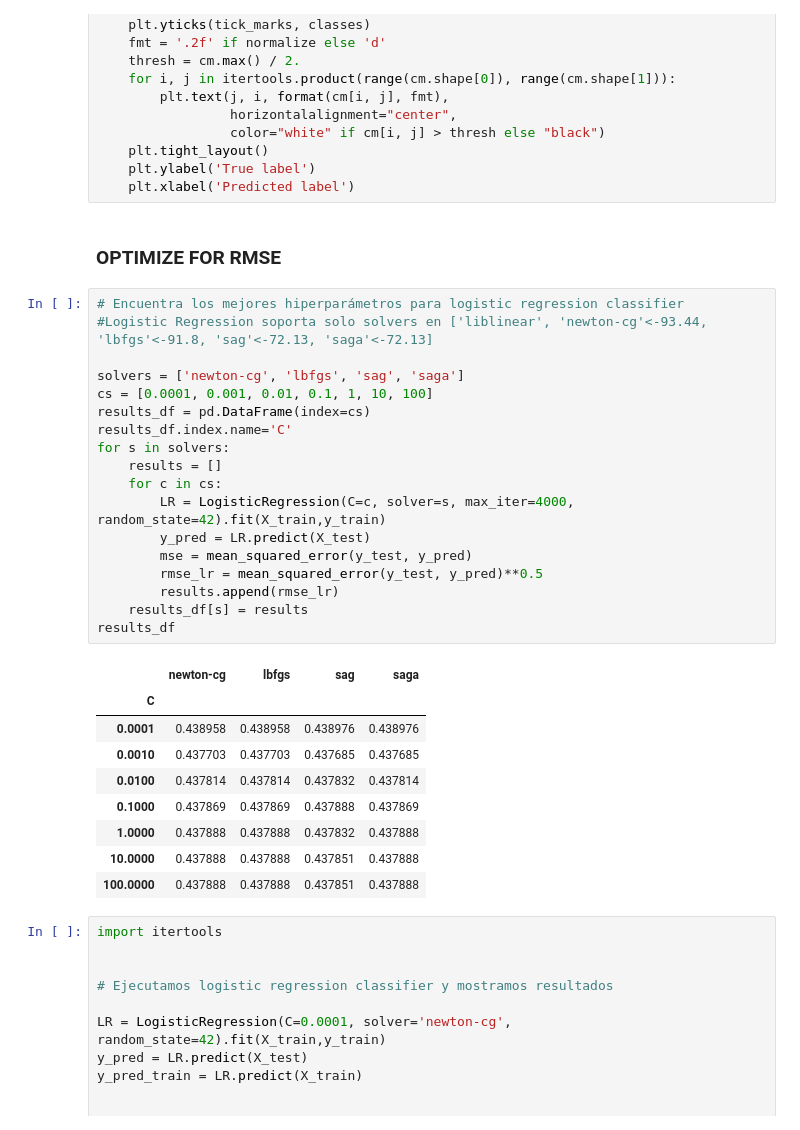
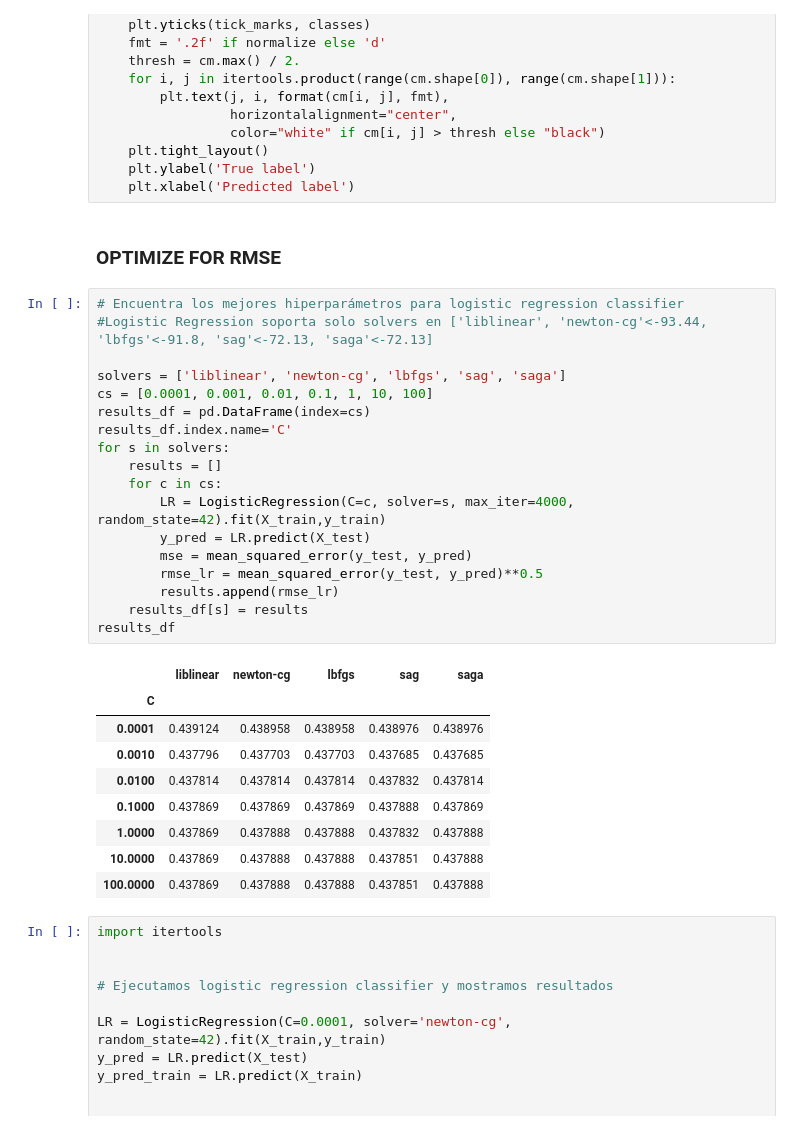
Before and after one commit to maria-luisa-gomez/covid-death-rate-prediction, a Jupyter notebook: notebooks/1 COVID Modelling_balanced_biclass.ipynb, the cells around one changed output. Saved outputs shown, nothing was run; the diff lists cells and outputs as text.

```diff
--- a/notebooks/1 COVID Modelling_balanced_biclass.ipynb
+++ b/notebooks/1 COVID Modelling_balanced_biclass.ipynb
@@ -147,36 +147,36 @@ def plot_confusion_matrix(cm, classes,
     plt.tight_layout()
     plt.ylabel('True label')
     plt.xlabel('Predicted label')
-# %% [markdown]
-### OPTIMIZE FOR RMSE
+# %% [markdown]
+### OPTIMIZE FOR RMSE
 # %%
 # Encuentra los mejores hiperparámetros para logistic regression classifier
 #Logistic Regression soporta solo solvers en ['liblinear', 'newton-cg'<-93.44, 'lbfgs'<-91.8, 'sag'<-72.13, 'saga'<-72.13]
 
-solvers = ['newton-cg', 'lbfgs', 'sag', 'saga']
+solvers = ['liblinear', 'newton-cg', 'lbfgs', 'sag', 'saga']
 cs = [0.0001, 0.001, 0.01, 0.1, 1, 10, 100]
 results_df = pd.DataFrame(index=cs)
 results_df.index.name='C'
 for s in solvers:
     results = []
     for c in cs:
         LR = LogisticRegression(C=c, solver=s, max_iter=4000, random_state=42).fit(X_train,y_train)
         y_pred = LR.predict(X_test)
         mse = mean_squared_error(y_test, y_pred)
         rmse_lr = mean_squared_error(y_test, y_pred)**0.5
         results.append(rmse_lr)
     results_df[s] = results
 results_df
 # %% [output]
-|  | newton-cg | lbfgs | sag | saga |
-| C |  |  |  |  |
-| 0.0001 | 0.438958 | 0.438958 | 0.438976 | 0.438976 |
-| 0.0010 | 0.437703 | 0.437703 | 0.437685 | 0.437685 |
-| 0.0100 | 0.437814 | 0.437814 | 0.437832 | 0.437814 |
-| 0.1000 | 0.437869 | 0.437869 | 0.437888 | 0.437869 |
-| 1.0000 | 0.437888 | 0.437888 | 0.437832 | 0.437888 |
-| 10.0000 | 0.437888 | 0.437888 | 0.437851 | 0.437888 |
-| 100.0000 | 0.437888 | 0.437888 | 0.437851 | 0.437888 |
+|  | liblinear | newton-cg | lbfgs | sag | saga |
+| C |  |  |  |  |  |
+| 0.0001 | 0.439124 | 0.438958 | 0.438958 | 0.438976 | 0.438976 |
+| 0.0010 | 0.437796 | 0.437703 | 0.437703 | 0.437685 | 0.437685 |
+| 0.0100 | 0.437814 | 0.437814 | 0.437814 | 0.437832 | 0.437814 |
+| 0.1000 | 0.437869 | 0.437869 | 0.437869 | 0.437888 | 0.437869 |
+| 1.0000 | 0.437869 | 0.437888 | 0.437888 | 0.437832 | 0.437888 |
+| 10.0000 | 0.437869 | 0.437888 | 0.437888 | 0.437851 | 0.437888 |
+| 100.0000 | 0.437869 | 0.437888 | 0.437888 | 0.437851 | 0.437888 |
 # %%
 import itertools
 
```
Also changed, not shown: parts of 38 cells of this notebook, 4 other files.
